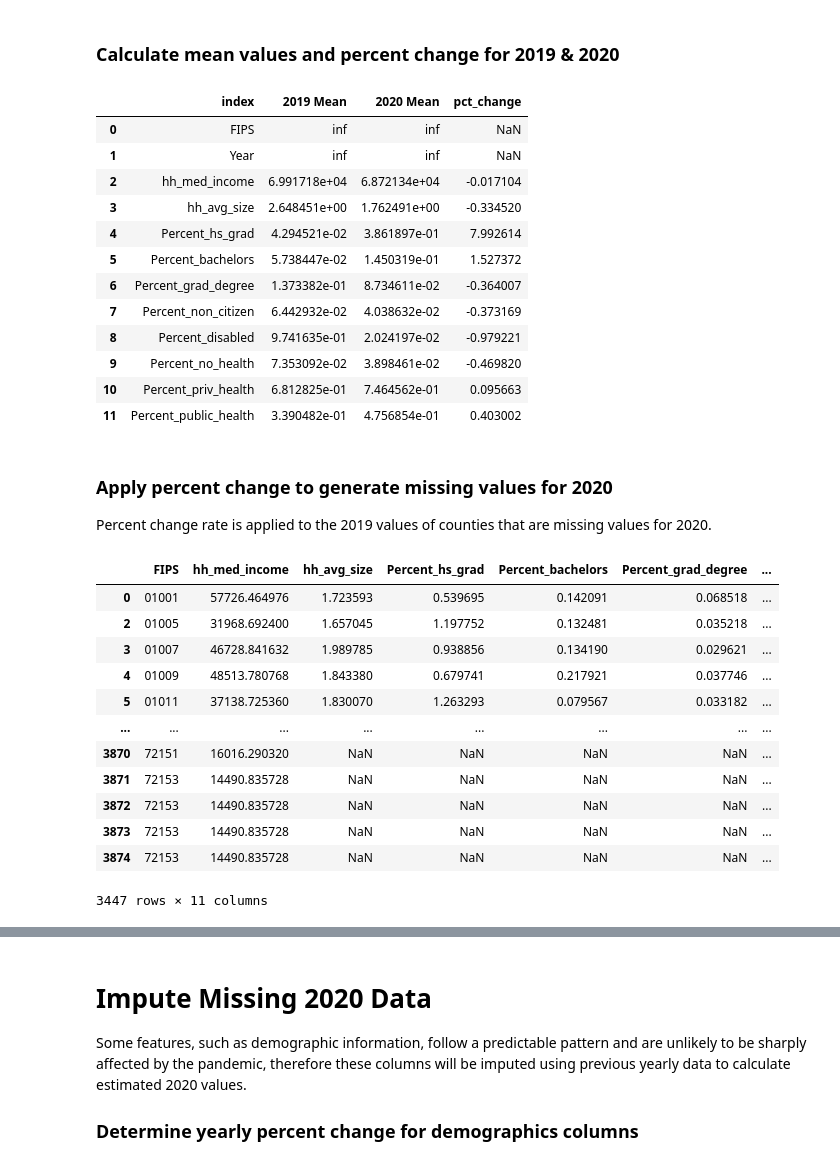
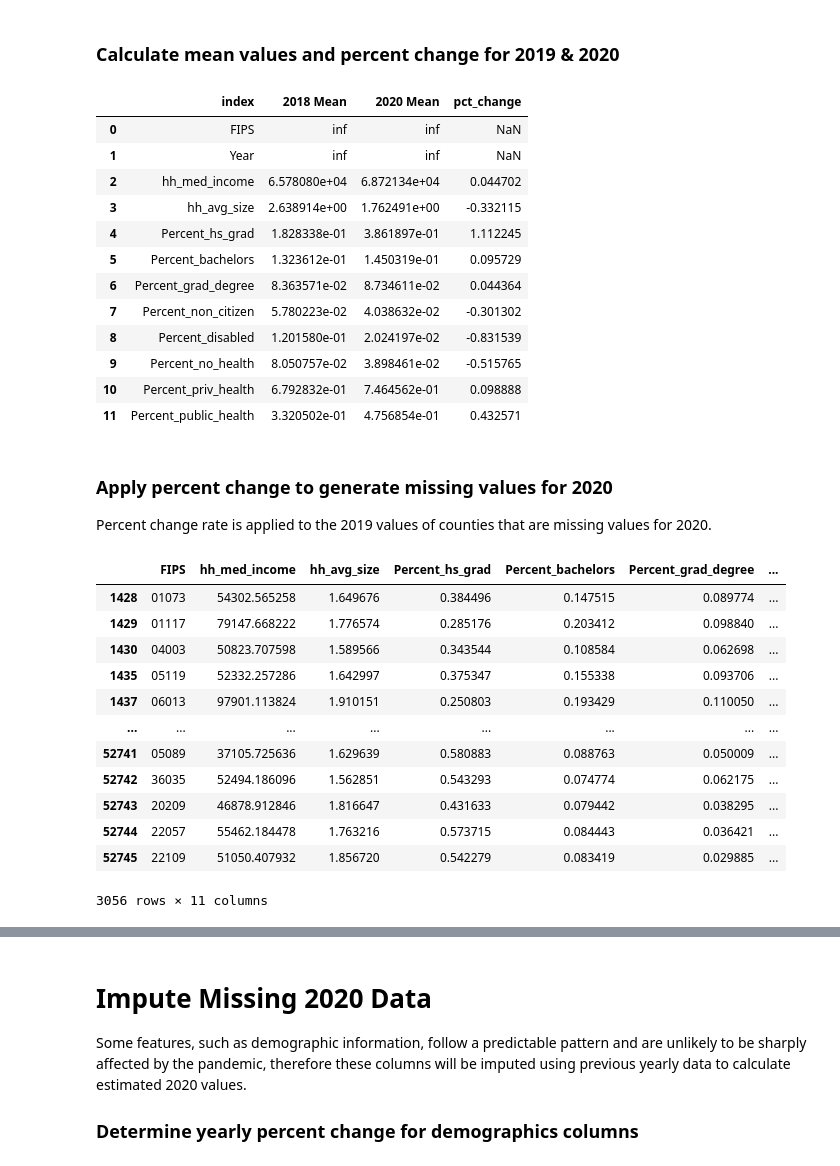
Before and after one commit to khyateed/projecting-food-insecurity, a Jupyter notebook: notebooks/feature_engineering.ipynb, the cells around one changed output, grey strips where cells are left out. Cells and saved outputs as stored; diff of their text form; code cells hidden in the pictures.

```diff
--- a/notebooks/feature_engineering.ipynb
+++ b/notebooks/feature_engineering.ipynb
@@ -159,58 +173,58 @@ cps_columns = df_cps_20.columns
 # %% [markdown]
 ### Calculate mean values and percent change for 2019 & 2020
 # %%
-df_19_cps = df[cps_columns][df.Year == '2019']
-means_19_20 = df_19_cps[df_19_cps['FIPS'].isin(not_missing)].mean().reset_index().rename(columns={0:'2019 Mean'})
+df_19_cps = df[cps_columns][df.Year == '2018']
+means_19_20 = df_19_cps[df_19_cps['FIPS'].isin(not_missing)].mean().reset_index().rename(columns={0:'2018 Mean'})
 
 df_20_cps = df[cps_columns][df.Year == '2020']
 means_19_20['2020 Mean'] = df_20_cps[df_20_cps['FIPS'].isin(not_missing)].mean().values
-means_19_20[['2019 Mean', '2020 Mean']].pct_change(axis=1)
-means_19_20['pct_change'] = (means_19_20['2020 Mean']-means_19_20['2019 Mean'])/means_19_20['2019 Mean']
+means_19_20[['2018 Mean', '2020 Mean']].pct_change(axis=1)
+means_19_20['pct_change'] = (means_19_20['2020 Mean']-means_19_20['2018 Mean'])/means_19_20['2018 Mean']
 means_19_20
 # %% [output]
-|  | index | 2019 Mean | 2020 Mean | pct_change |
+|  | index | 2018 Mean | 2020 Mean | pct_change |
 | 0 | FIPS | inf | inf | NaN |
 | 1 | Year | inf | inf | NaN |
-| 2 | hh_med_income | 6.991718e+04 | 6.872134e+04 | -0.017104 |
-| 3 | hh_avg_size | 2.648451e+00 | 1.762491e+00 | -0.334520 |
-| 4 | Percent_hs_grad | 4.294521e-02 | 3.861897e-01 | 7.992614 |
-| 5 | Percent_bachelors | 5.738447e-02 | 1.450319e-01 | 1.527372 |
-| 6 | Percent_grad_degree | 1.373382e-01 | 8.734611e-02 | -0.364007 |
-| 7 | Percent_non_citizen | 6.442932e-02 | 4.038632e-02 | -0.373169 |
-| 8 | Percent_disabled | 9.741635e-01 | 2.024197e-02 | -0.979221 |
-| 9 | Percent_no_health | 7.353092e-02 | 3.898461e-02 | -0.469820 |
-| 10 | Percent_priv_health | 6.812825e-01 | 7.464562e-01 | 0.095663 |
-| 11 | Percent_public_health | 3.390482e-01 | 4.756854e-01 | 0.403002 |
+| 2 | hh_med_income | 6.578080e+04 | 6.872134e+04 | 0.044702 |
+| 3 | hh_avg_size | 2.638914e+00 | 1.762491e+00 | -0.332115 |
+| 4 | Percent_hs_grad | 1.828338e-01 | 3.861897e-01 | 1.112245 |
+| 5 | Percent_bachelors | 1.323612e-01 | 1.450319e-01 | 0.095729 |
+| 6 | Percent_grad_degree | 8.363571e-02 | 8.734611e-02 | 0.044364 |
+| 7 | Percent_non_citizen | 5.780223e-02 | 4.038632e-02 | -0.301302 |
+| 8 | Percent_disabled | 1.201580e-01 | 2.024197e-02 | -0.831539 |
+| 9 | Percent_no_health | 8.050757e-02 | 3.898461e-02 | -0.515765 |
+| 10 | Percent_priv_health | 6.792832e-01 | 7.464562e-01 | 0.098888 |
+| 11 | Percent_public_health | 3.320502e-01 | 4.756854e-01 | 0.432571 |
 # %% [markdown]
 ### Apply percent change to generate missing values for 2020
 Percent change rate is applied to the 2019 values of counties that are missing values for 2020.
 # %%
-df_19_20 = df_19[df_19.FIPS.isin(missing_fips)].drop('Year',axis=1)
-df_19_20['hh_med_income'] = df_19_20['hh_med_income']+ df_19_20['hh_med_income']* -0.017104
-df_19_20['hh_avg_size'] = df_19_20['hh_avg_size']+ df_19_20['hh_avg_size']* -0.334520
-df_19_20['Percent_hs_grad'] = df_19_20['Percent_hs_grad']+ df_19_20['Percent_hs_grad']* 7.992614
-df_19_20['Percent_bachelors'] = df_19_20['Percent_bachelors']+ df_19_20['Percent_bachelors']* 1.527372
-df_19_20['Percent_grad_degree'] = df_19_20['Percent_grad_degree']+ df_19_20['Percent_grad_degree']* -0.364007
-df_19_20['Percent_non_citizen'] = df_19_20['Percent_non_citizen']+ df_19_20['Percent_non_citizen']* -0.373169
-df_19_20['Percent_disabled'] = df_19_20['Percent_disabled']+ df_19_20['Percent_disabled']* -0.979221
-df_19_20['Percent_no_health'] = df_19_20['Percent_no_health']+ df_19_20['Percent_no_health']* -0.469820
-df_19_20['Percent_priv_health'] = df_19_20['Percent_priv_health']+ df_19_20['Percent_priv_health']* 0.095663
-df_19_20['Percent_public_health'] = df_19_20['Percent_public_health']+ df_19_20['Percent_public_health']* 0.403002
+df_19_20 = df_19_cps[df_19_cps.FIPS.isin(missing_fips)].drop('Year',axis=1)
+df_19_20['hh_med_income'] = df_19_20['hh_med_income']+ df_19_20['hh_med_income']* 0.044702
+df_19_20['hh_avg_size'] = df_19_20['hh_avg_size']+ df_19_20['hh_avg_size']* -0.332115
+df_19_20['Percent_hs_grad'] = df_19_20['Percent_hs_grad']+ df_19_20['Percent_hs_grad']* 1.112245
+df_19_20['Percent_bachelors'] = df_19_20['Percent_bachelors']+ df_19_20['Percent_bachelors']* 0.095729
+df_19_20['Percent_grad_degree'] = df_19_20['Percent_grad_degree']+ df_19_20['Percent_grad_degree']* 0.044364
+df_19_20['Percent_non_citizen'] = df_19_20['Percent_non_citizen']+ df_19_20['Percent_non_citizen']* -0.301302
+df_19_20['Percent_disabled'] = df_19_20['Percent_disabled']+ df_19_20['Percent_disabled']* -0.831539
+df_19_20['Percent_no_health'] = df_19_20['Percent_no_health']+ df_19_20['Percent_no_health']* -0.515765
+df_19_20['Percent_priv_health'] = df_19_20['Percent_priv_health']+ df_19_20['Percent_priv_health']* 0.098888
+df_19_20['Percent_public_health'] = df_19_20['Percent_public_health']+ df_19_20['Percent_public_health']* 0.432571
 df_19_20
 # %% [output]
 |  | FIPS | hh_med_income | hh_avg_size | Percent_hs_grad | Percent_bachelors | Percent_grad_degree | ... |
-| 0 | 01001 | 57726.464976 | 1.723593 | 0.539695 | 0.142091 | 0.068518 | ... |
-| 2 | 01005 | 31968.692400 | 1.657045 | 1.197752 | 0.132481 | 0.035218 | ... |
-| 3 | 01007 | 46728.841632 | 1.989785 | 0.938856 | 0.134190 | 0.029621 | ... |
-| 4 | 01009 | 48513.780768 | 1.843380 | 0.679741 | 0.217921 | 0.037746 | ... |
-| 5 | 01011 | 37138.725360 | 1.830070 | 1.263293 | 0.079567 | 0.033182 | ... |
+| 1428 | 01073 | 54302.565258 | 1.649676 | 0.384496 | 0.147515 | 0.089774 | ... |
+| 1429 | 01117 | 79147.668222 | 1.776574 | 0.285176 | 0.203412 | 0.098840 | ... |
+| 1430 | 04003 | 50823.707598 | 1.589566 | 0.343544 | 0.108584 | 0.062698 | ... |
+| 1435 | 05119 | 52332.257286 | 1.642997 | 0.375347 | 0.155338 | 0.093706 | ... |
+| 1437 | 06013 | 97901.113824 | 1.910151 | 0.250803 | 0.193429 | 0.110050 | ... |
 | ... | ... | ... | ... | ... | ... | ... | ... |
-| 3870 | 72151 | 16016.290320 | NaN | NaN | NaN | NaN | ... |
-| 3871 | 72153 | 14490.835728 | NaN | NaN | NaN | NaN | ... |
-| 3872 | 72153 | 14490.835728 | NaN | NaN | NaN | NaN | ... |
-| 3873 | 72153 | 14490.835728 | NaN | NaN | NaN | NaN | ... |
-| 3874 | 72153 | 14490.835728 | NaN | NaN | NaN | NaN | ... |
+| 52741 | 05089 | 37105.725636 | 1.629639 | 0.580883 | 0.088763 | 0.050009 | ... |
+| 52742 | 36035 | 52494.186096 | 1.562851 | 0.543293 | 0.074774 | 0.062175 | ... |
+| 52743 | 20209 | 46878.912846 | 1.816647 | 0.431633 | 0.079442 | 0.038295 | ... |
+| 52744 | 22057 | 55462.184478 | 1.763216 | 0.573715 | 0.084443 | 0.036421 | ... |
+| 52745 | 22109 | 51050.407932 | 1.856720 | 0.542279 | 0.083419 | 0.029885 | ... |
-3447 rows × 11 columns
+3056 rows × 11 columns
 # %%
 df_no_20 = df[~df.Year.isin(['2020'])]
 df_20 = df[df.Year=='2020']
```
Also changed, not shown: parts of 6 cells of this notebook, 3 other files.
